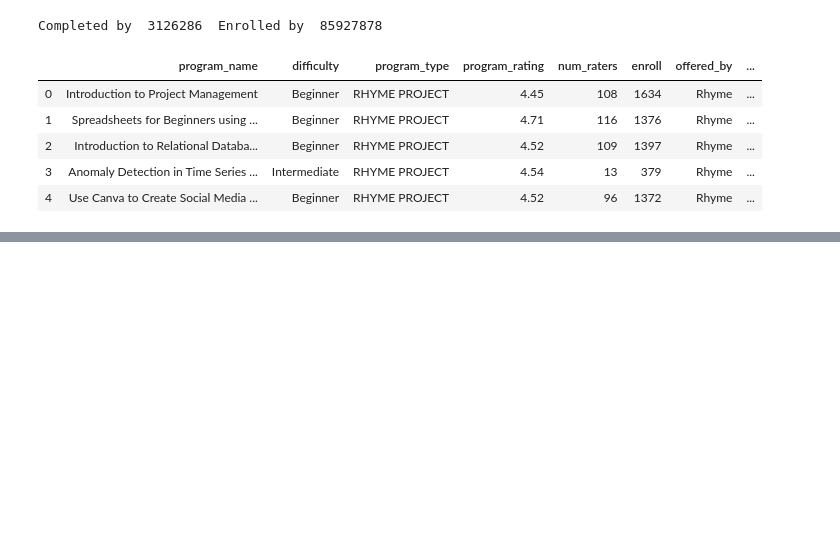
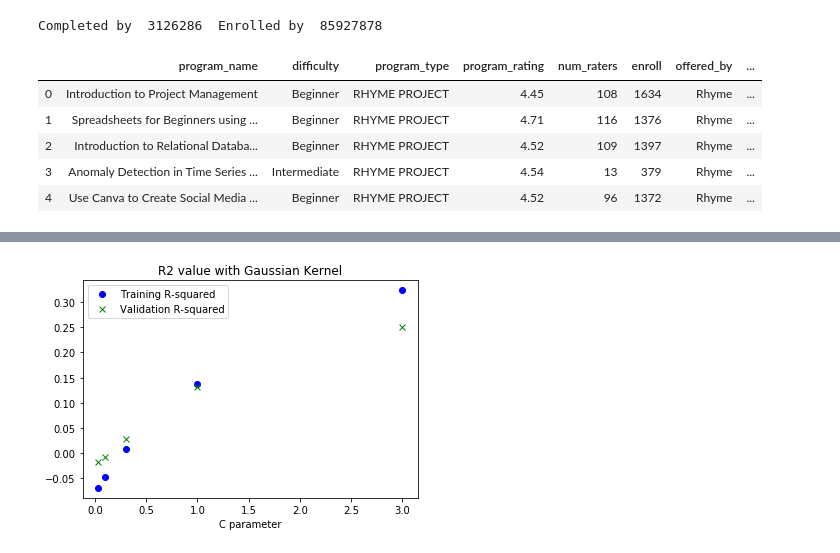
Before and after one commit to srinivasayer4/Coursera-Courses-Analysis, a Jupyter notebook: Coursera.ipynb, the cells around one changed output, grey strips where cells are left out. Saved outputs shown, nothing was run; the diff lists cells and outputs as text; code cells hidden in the pictures; blank space fills up the shorter version.

```diff
--- a/Coursera.ipynb
+++ b/Coursera.ipynb
@@ -313,0 +437,21 @@ catalog.head()
+# %%
+# Using SVR with RBF/Gaussian kernel
+r2_train=[]
+r2_val=[]
+C_list= [0.03,0.1,0.3,1,3]
+for c in C_list:
+    model = SVR(C=c, kernel= 'rbf',gamma= 'scale' )
+    model.fit(X1_train, y_train)
+
+    r2_train.append(r2_score(y_train,model.predict(X1_train) ))
+    r2_val.append(r2_score(y_val, model.predict(X1_val)))
+# %%
+# PLotting the R2 value
+plt.plot(C_list, r2_train, 'bo', label='Training R-squared')
+plt.plot(C_list, r2_val, 'gx', label='Validation R-squared')
+plt.legend()
+plt.title('R2 value with Gaussian Kernel')
+plt.xlabel('C parameter')
+plt.show()
+# %% [output]
+[figure, added]
```
Also changed, not shown: parts of 26 cells of this notebook.
